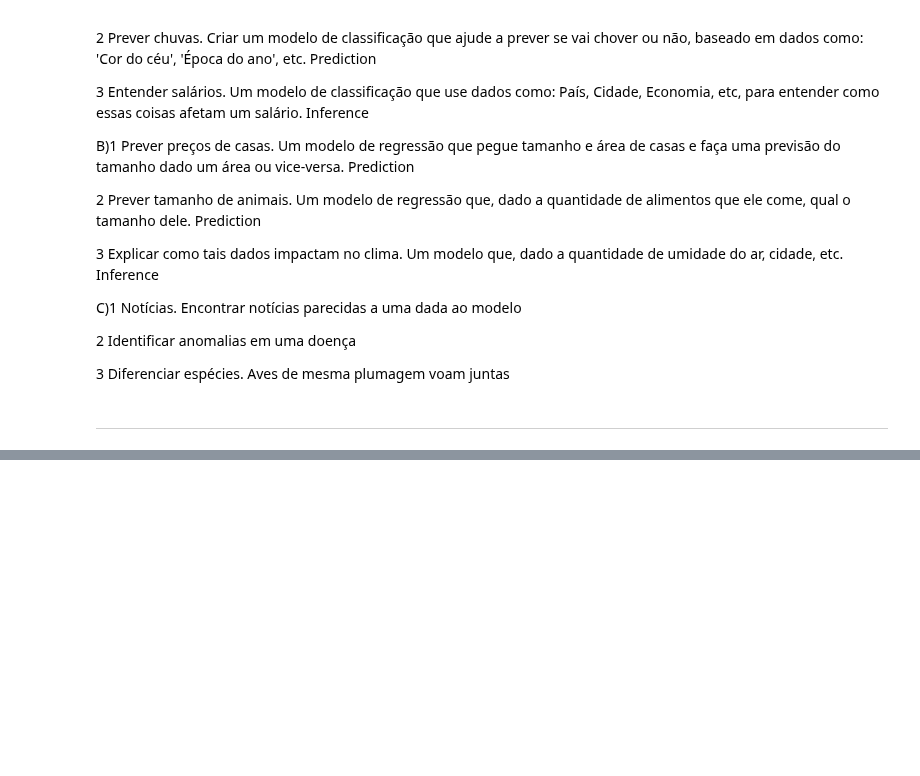
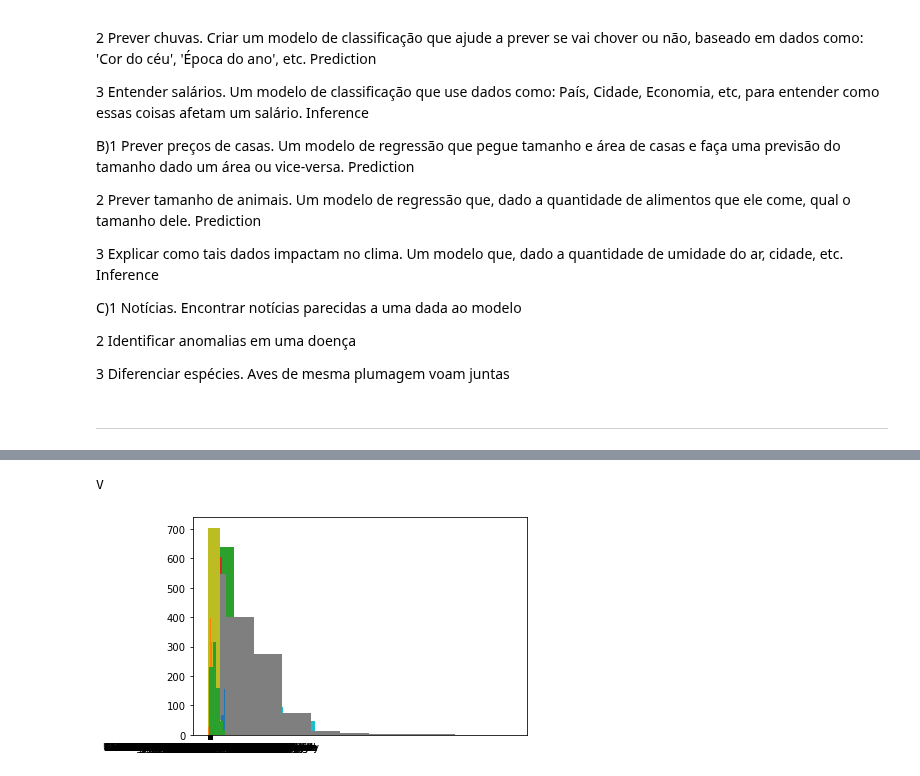
Before and after one commit to josinovmota/Defeating-An-introduction-to-statistical-learning, a Jupyter notebook: Exercises/2.4 Exercises/main.ipynb, the cells around one changed output, grey strips where cells are left out. Drawn from its saved outputs; the diff is of its cells as text; code cells hidden in the pictures; blank space fills up the shorter version.

```diff
--- a/Exercises/2.4 Exercises/main.ipynb
+++ b/Exercises/2.4 Exercises/main.ipynb
@@ -130,0 +305,8 @@ flexible approach? When might a less flexible approach be preferred?
+# %%
+print('V')
+
+for dataframes in df:
+    plt.hist(df[])
+# %% [output]
+V
+[figure, added]
```
Also changed, not shown: parts of 20 cells of this notebook, 1 other file.
